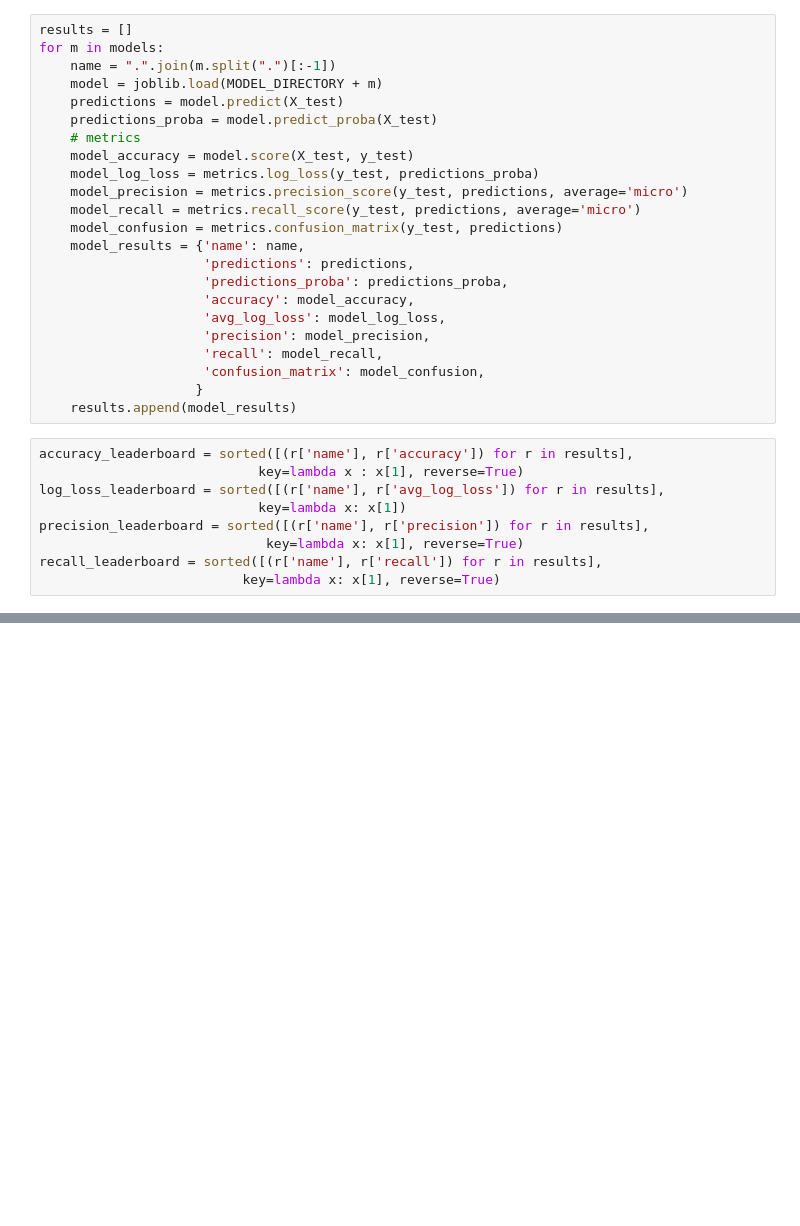
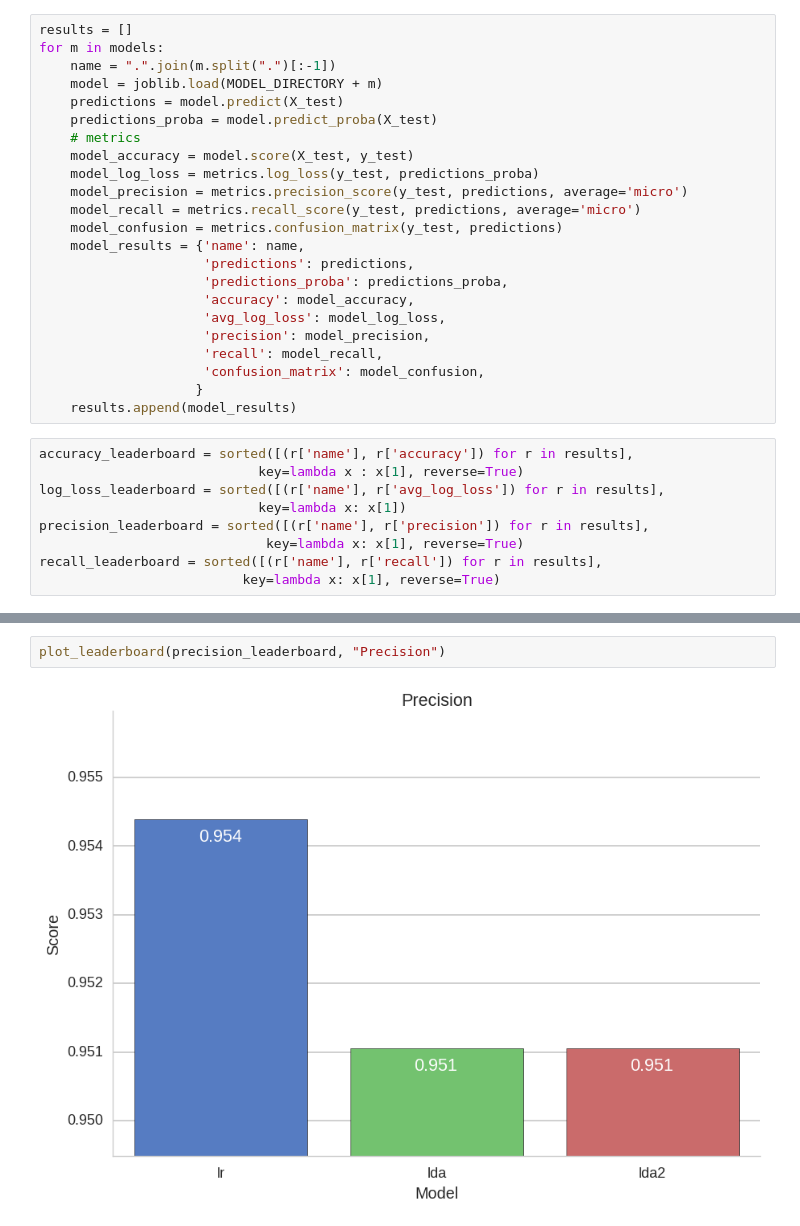
Before and after one commit to MachinesWhoLearn/utils, a Jupyter notebook: eval_models/eval_models.ipynb, the cells around one changed output, grey strips where cells are left out. Cells and saved outputs as stored; diff of their text form; blank space fills up the shorter version.

```diff
--- a/eval_models/eval_models.ipynb
+++ b/eval_models/eval_models.ipynb
@@ -69,0 +79,4 @@ plot_leaderboard(log_loss_leaderboard)
+# %%
+plot_leaderboard(precision_leaderboard, "Precision")
+# %% [output]
+[figure, added]
```
Also changed, not shown: parts of 6 cells of this notebook, 1 other file.
